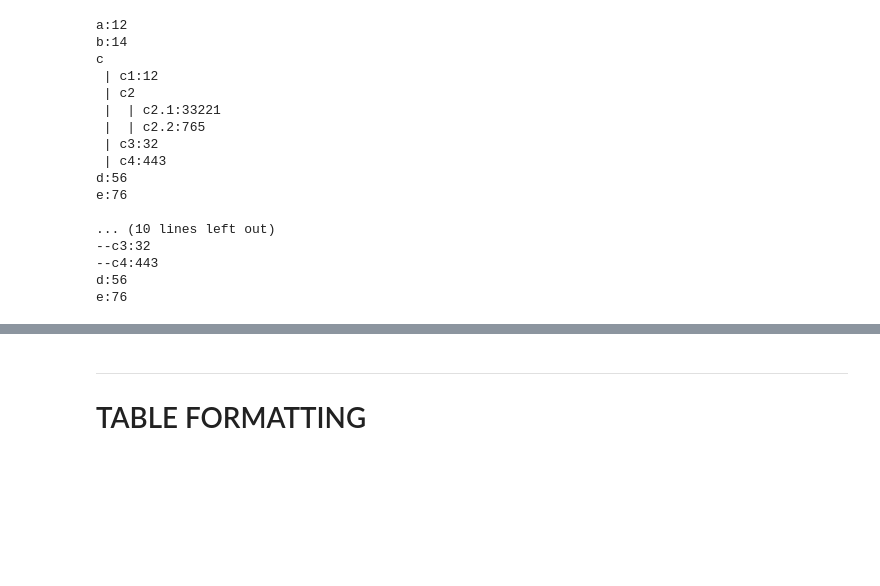
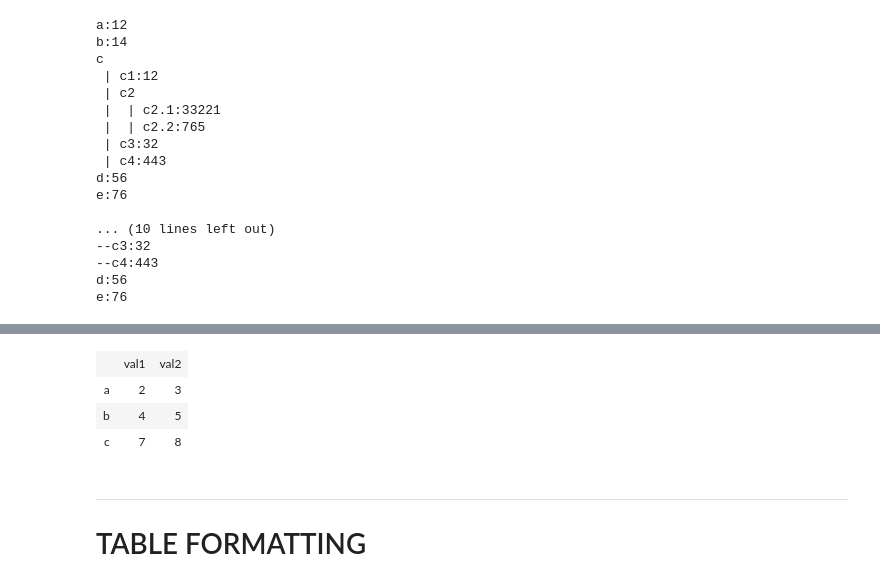
Before and after one commit to a-slide/pycltools, a Jupyter notebook: test_pycl.ipynb, the cells around one changed output, grey strips where cells are left out. Cells and saved outputs as stored; diff of their text form; code cells hidden in the pictures; blank space fills up the shorter version.

Commit message:
Add a function to generate HTML tables in ipython

```diff
--- a/test_pycl.ipynb
+++ b/test_pycl.ipynb
@@ -449,3 +456,10 @@ e:76
+# %%
+dict_to_html({'a':{'val1':2,'val2':3},'b':{'val1':4,'val2':5},'c':{'val1':7,'val2':8}})
+# %% [output]
+|  | val1 | val2 |
+| a | 2 | 3 |
+| b | 4 | 5 |
+| c | 7 | 8 |
 # %% [markdown]
 ---
 # TABLE FORMATTING
```
Also changed, not shown: parts of 2 cells of this notebook, 2 other files.
